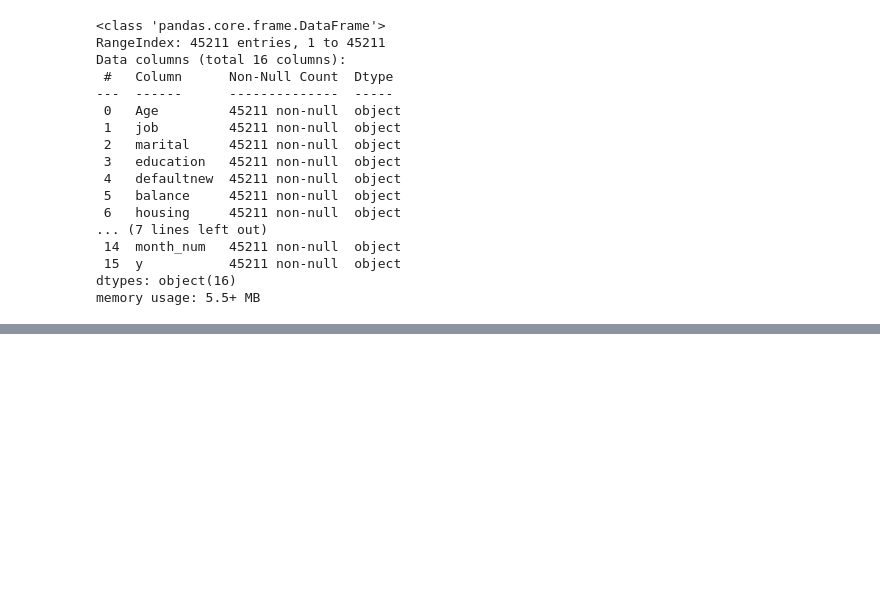
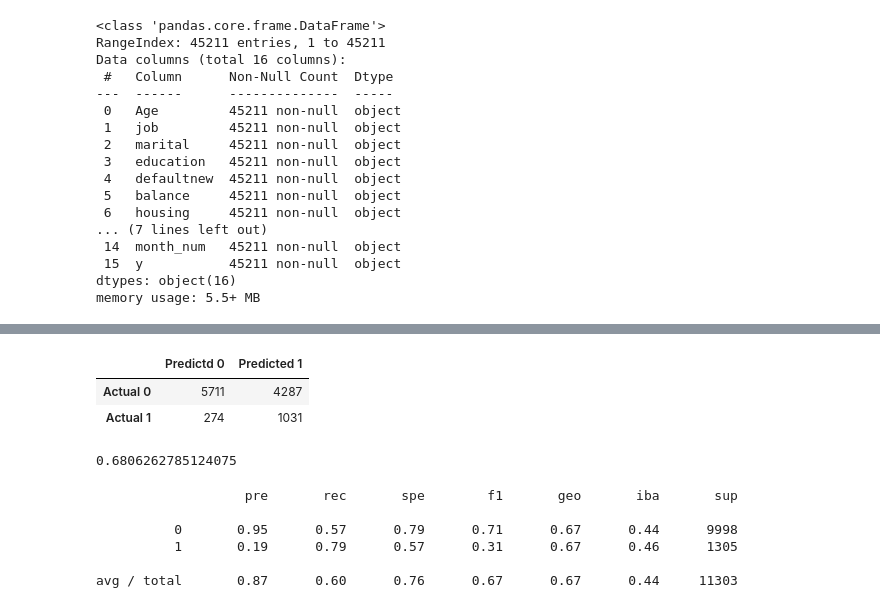
Before and after one commit to HansFeddersen/Final_project, a Jupyter notebook: Sqlite_working_code.ipynb, the cells around one changed output, grey strips where cells are left out. Saved outputs shown, nothing was run; the diff lists cells and outputs as text; code cells hidden in the pictures; blank space fills up the shorter version.

```diff
--- a/Sqlite_working_code.ipynb
+++ b/Sqlite_working_code.ipynb
@@ -354,0 +430,9 @@ sorted(zip(rf_model.feature_importances_, X.columns), reverse=True)
+# %%
+X=df.copy()
+X=df.drop(columns="y")
+
+y=df["y"]
+# %%
+# Normal train-test split
+from sklearn.model_selection import train_test_split
+X_train, X_test, y_train, y_test = train_test_split(X, y, random_state=1)
@@ -354,0 +449,5 @@ sorted(zip(rf_model.feature_importances_, X.columns), reverse=True)
+# %%
+# Fit a Logistic regression model using random undersampled data
+from sklearn.linear_model import LogisticRegression
+lgmodel = LogisticRegression(solver='lbfgs', random_state=1)
+lgmodel.fit(X_resampled, y_resampled)
@@ -354,0 +463,31 @@ sorted(zip(rf_model.feature_importances_, X.columns), reverse=True)
+# %%
+# Display the confusion matrix
+from sklearn.metrics import confusion_matrix
+
+y_pred = lgmodel.predict(X_test)
+cm_sm=confusion_matrix(y_test, y_pred)
+cm_df=pd.DataFrame(cm_sm,index=["Actual 0","Actual 1"],columns=["Predictd 0","Predicted 1"])
+cm_df
+# %% [output]
+|  | Predictd 0 | Predicted 1 |
+| Actual 0 | 5711 | 4287 |
+| Actual 1 | 274 | 1031 |
+# %%
+# Calculate the Balanced Accuracy Score
+from sklearn.metrics import balanced_accuracy_score
+bal_acc_score=balanced_accuracy_score(y_test, y_pred)
+bal_acc_score
+# %% [output]
+0.6806262785124075
+# %%
+# Print the imbalanced classification report
+from imblearn.metrics import classification_report_imbalanced
+
+print(classification_report_imbalanced(y_test, y_pred))
+# %% [output]
+                   pre       rec       spe        f1       geo       iba       sup
+
+          0       0.95      0.57      0.79      0.71      0.67      0.44      9998
+          1       0.19      0.79      0.57      0.31      0.67      0.46      1305
+
+avg / total       0.87      0.60      0.76      0.67      0.67      0.44     11303
```
Also changed, not shown: parts of 28 cells of this notebook.
